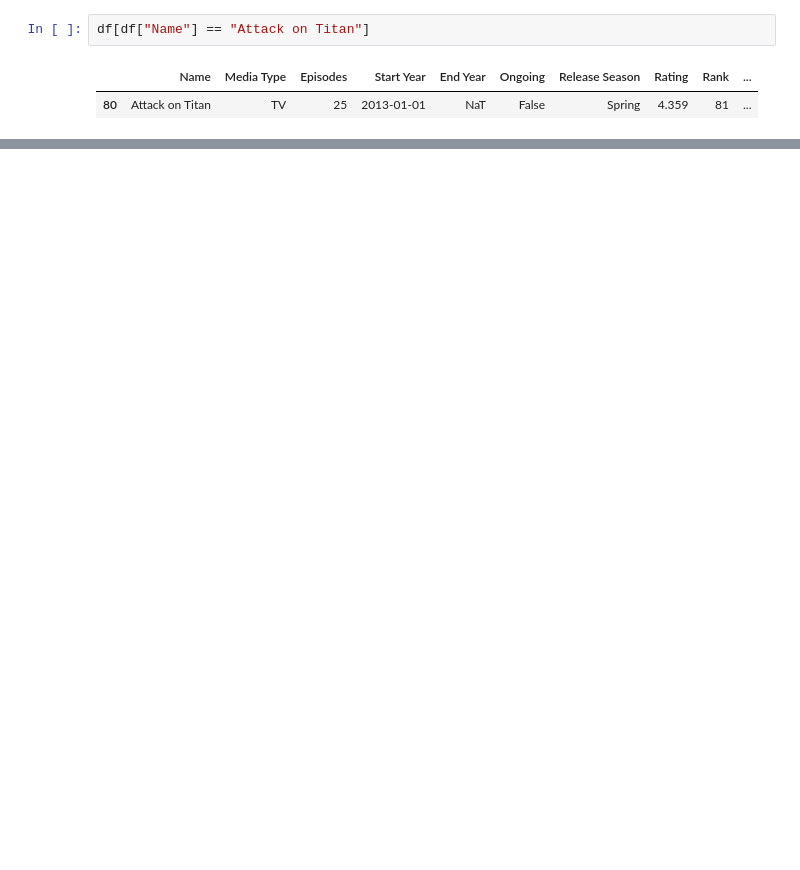
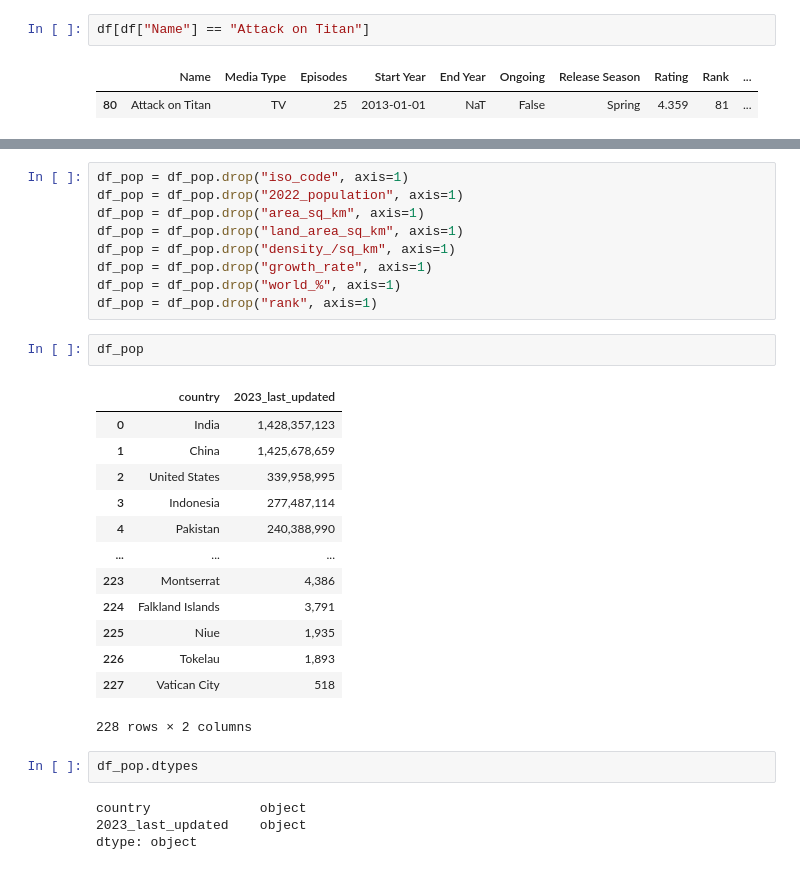
Before and after one commit to MYTE21/Anime.Quest, a Jupyter notebook: notebooks/data_processing.ipynb, the cells around one changed output, grey strips where cells are left out. Cells and saved outputs as stored; diff of their text form; blank space fills up the shorter version.

```diff
--- a/notebooks/data_processing.ipynb
+++ b/notebooks/data_processing.ipynb
@@ -477,0 +490,31 @@ df.to_csv("../data/processed_data/processed_anime_data.csv", index=False)
+# %%
+df_pop = df_pop.drop("iso_code", axis=1)
+df_pop = df_pop.drop("2022_population", axis=1)
+df_pop = df_pop.drop("area_sq_km", axis=1)
+df_pop = df_pop.drop("land_area_sq_km", axis=1)
+df_pop = df_pop.drop("density_/sq_km", axis=1)
+df_pop = df_pop.drop("growth_rate", axis=1)
+df_pop = df_pop.drop("world_%", axis=1)
+df_pop = df_pop.drop("rank", axis=1)
+# %%
+df_pop
+# %% [output]
+|  | country | 2023_last_updated |
+| 0 | India | 1,428,357,123 |
+| 1 | China | 1,425,678,659 |
+| 2 | United States | 339,958,995 |
+| 3 | Indonesia | 277,487,114 |
+| 4 | Pakistan | 240,388,990 |
+| ... | ... | ... |
+| 223 | Montserrat | 4,386 |
+| 224 | Falkland Islands | 3,791 |
+| 225 | Niue | 1,935 |
+| 226 | Tokelau | 1,893 |
+| 227 | Vatican City | 518 |
+228 rows × 2 columns
+# %%
+df_pop.dtypes
+# %% [output]
+country              object
+2023_last_updated    object
+dtype: object
```
Also changed, not shown: parts of 14 cells of this notebook, 1 other file.
